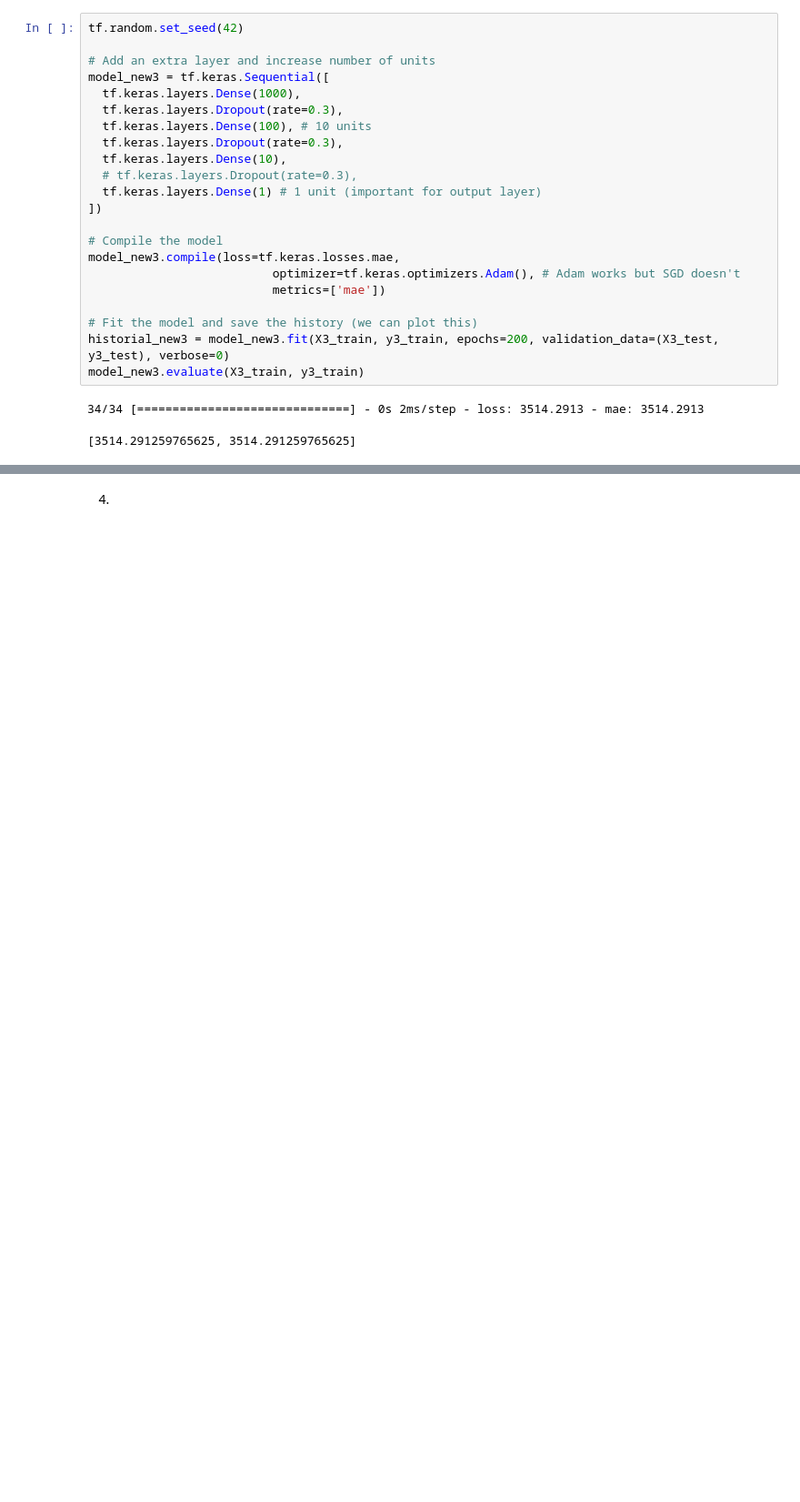
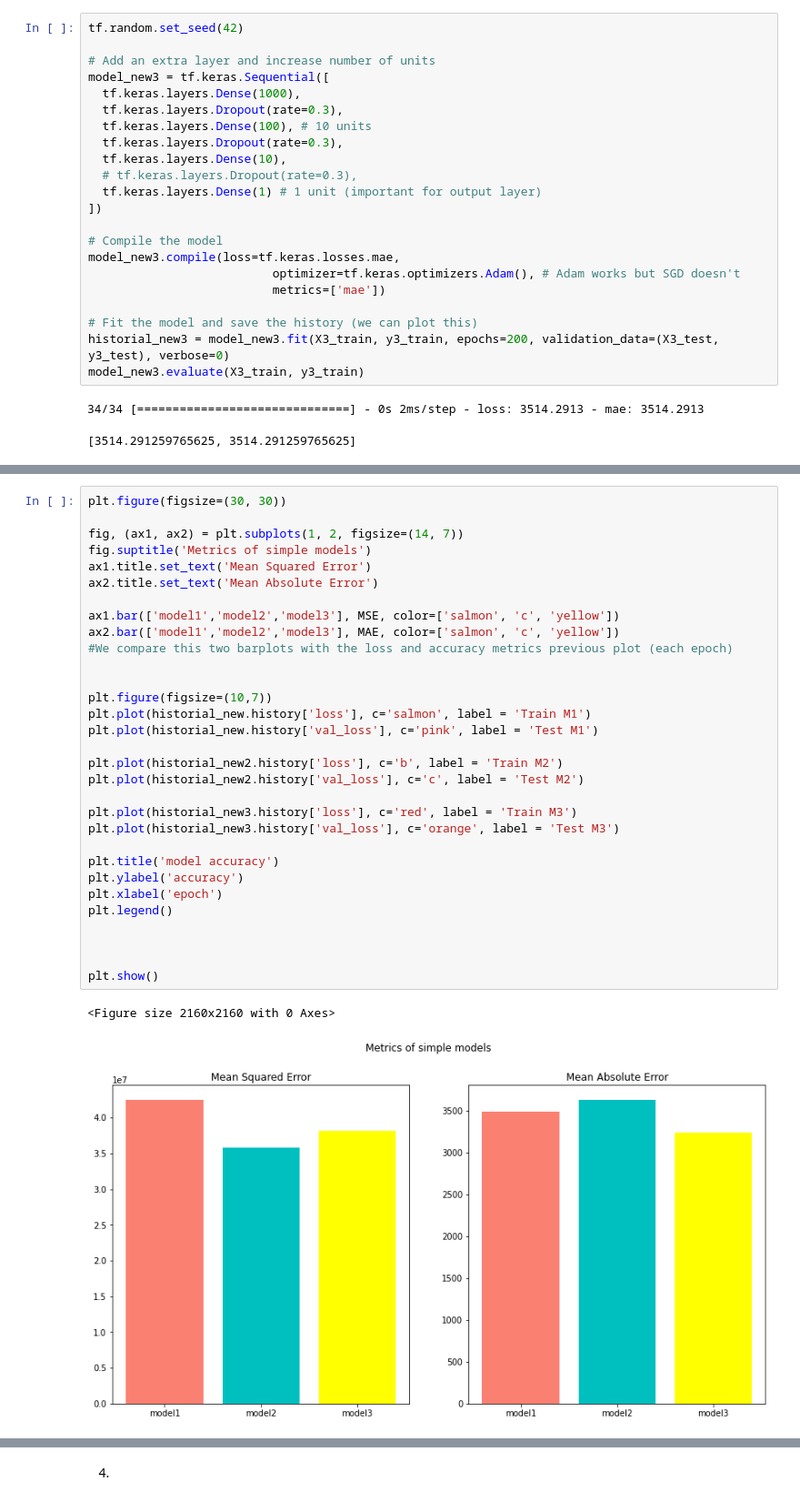
Before and after one commit to Rubnserrano/TF-Certification, a Jupyter notebook: 01_curso_tf_exercises.ipynb, the cells around one changed output, grey strips where cells are left out. Shown at 91% size. Cells and saved outputs as stored; diff of their text form; blank space fills up the shorter version.

```diff
--- a/01_curso_tf_exercises.ipynb
+++ b/01_curso_tf_exercises.ipynb
@@ -301,0 +282,34 @@ tf.Tensor(42432424.0, shape=(), dtype=float32) tf.Tensor(35773052.0, shape=(), d
+# %%
+plt.figure(figsize=(30, 30))
+
+fig, (ax1, ax2) = plt.subplots(1, 2, figsize=(14, 7))
+fig.suptitle('Metrics of simple models')
+ax1.title.set_text('Mean Squared Error')
+ax2.title.set_text('Mean Absolute Error')
+
+ax1.bar(['model1','model2','model3'], MSE, color=['salmon', 'c', 'yellow'])
+ax2.bar(['model1','model2','model3'], MAE, color=['salmon', 'c', 'yellow'])
+#We compare this two barplots with the loss and accuracy metrics previous plot (each epoch)
+
+
+plt.figure(figsize=(10,7))
+plt.plot(historial_new.history['loss'], c='salmon', label = 'Train M1')
+plt.plot(historial_new.history['val_loss'], c='pink', label = 'Test M1')
+
+plt.plot(historial_new2.history['loss'], c='b', label = 'Train M2')
+plt.plot(historial_new2.history['val_loss'], c='c', label = 'Test M2')
+
+plt.plot(historial_new3.history['loss'], c='red', label = 'Train M3')
+plt.plot(historial_new3.history['val_loss'], c='orange', label = 'Test M3')
+
+plt.title('model accuracy')
+plt.ylabel('accuracy')
+plt.xlabel('epoch')
+plt.legend()
+
+
+
+plt.show()
+# %% [output]
+<Figure size 2160x2160 with 0 Axes>
+[figure, added]
```
Also changed, not shown: parts of 13 cells of this notebook.
